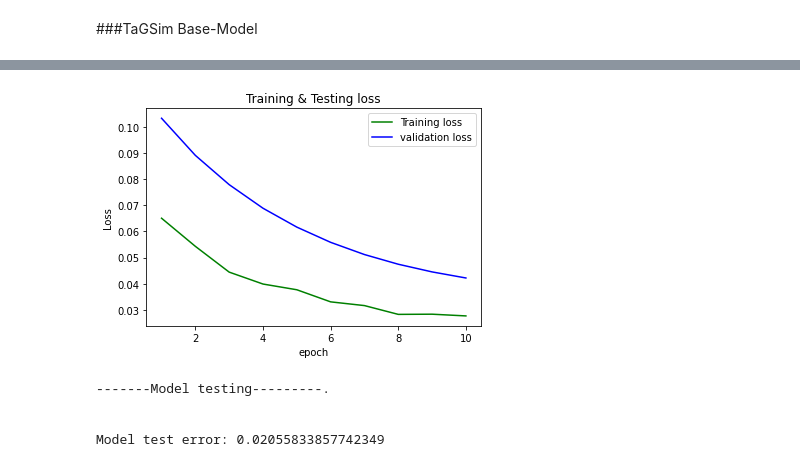
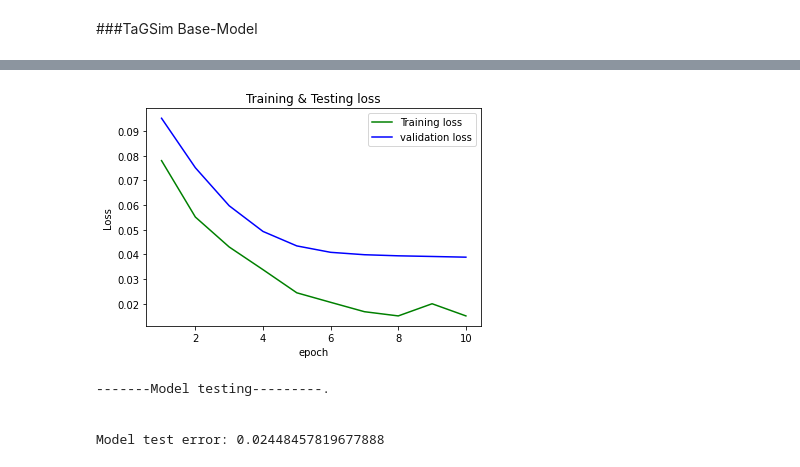
Before and after one commit to neuralresearch/CS39-6, a Jupyter notebook: RenTaGSim_BaseModel.ipynb, the cells around one changed output, grey strips where cells are left out. Cells and saved outputs as stored; diff of their text form; code cells hidden in the pictures.

Commit message:
Correcting the dataset (making sure both training & testing GED length is 8)

```diff
--- a/RenTaGSim_BaseModel.ipynb
+++ b/RenTaGSim_BaseModel.ipynb
@@ -57,7 +58,7 @@ import random
 import matplotlib.pyplot as plt
 import networkx as nx
 
-dirName = 'train/' #updated_train
+dirName = 'test8/' #updated_train
 filenames = os.listdir(dirName)
 
 #pick random pair
@@ -70,7 +71,7 @@ for filename in filenames:
       ged = pair_2.split('_', 1)[0]
 #read pair 1
 print("First graph: "+pair_1)
-graph1 = nx.read_gexf('train/'+pair_1,version='1.2draft') #updated_train
+graph1 = nx.read_gexf(dirName+pair_1) #updated_train
 
 node_info = nx.get_node_attributes(graph1, 'type')
 edge_info = dict([((n1, n2), d['valence']) for n1, n2, d in graph1.edges(data=True)])
@@ -83,7 +84,7 @@ nx.draw_networkx_edge_labels(graph1, pos, edge_labels=edge_info, font_color="red
 plt.show()
 #read pair 2
 print("Second graph: "+pair_2)
-graph2 = nx.read_gexf('train/'+pair_2,version='1.2draft') #updated_train
+graph2 = nx.read_gexf(dirName+pair_2) #updated_train
 
 node_info = nx.get_node_attributes(graph2, 'type')
 edge_info = dict([((n1, n2), d['valence']) for n1, n2, d in graph2.edges(data=True)])
@@ -327,9 +328,9 @@ dropout = 0.0
 lr = 0.001
 weight_decay = 0.0
 
-dirName = 'train/' #updated_train
+dirName = 'train8/' #updated_train
 filenames = os.listdir(dirName)
-dirName_test = 'test/' #updated_test
+dirName_test = 'test8/' #updated_test
 filenames_test = os.listdir(dirName_test)
 Node_Types = []
 Edge_Types = []
@@ -337,7 +338,7 @@ Edge_Types = []
 for filename in filenames:
     if filename.endswith(".gexf"):
         #print(filename)
-        temp =  nx.read_gexf(path=dirName+"/"+filename)
+        temp =  nx.read_gexf(path=dirName+filename)
         for node in temp.nodes:
             temp_type = temp.nodes[node]['type']
             if temp_type not in Node_Types:
@@ -349,7 +350,7 @@ for filename in filenames:
 for filename in filenames_test:
     if filename.endswith(".gexf"):
         #print(filename)
-        temp =  nx.read_gexf(path=dirName_test+"/"+filename)
+        temp =  nx.read_gexf(path=dirName_test+filename)
         for node in temp.nodes:
             temp_type = temp.nodes[node]['type']
             if temp_type not in Node_Types:
@@ -384,8 +385,8 @@ for graph in range(0, int(len(filenames)/2)):
     if filename.endswith("_"+pair_1):
       pair_2 = filename
       ged = pair_2.split('_', 1)[0]
-  graph1 = nx.read_gexf('train/'+pair_1,version='1.2draft') #updated_train
-  graph2 = nx.read_gexf('train/'+pair_2,version='1.2draft') #updated_train
+  graph1 = nx.read_gexf(dirName+pair_1) #updated_train
+  graph2 = nx.read_gexf(dirName+pair_2) #updated_train
   train_pair.append({"graph_pair":[graph1,graph2],"ged":ged})
 #testing pair collection
 for graph in range(0, int(len(filenames_test)/2)):
@@ -396,8 +397,8 @@ for graph in range(0, int(len(filenames_test)/2)):
       if filename.endswith("_"+pair_1_test):
         pair_2_test = filename
         ged = pair_2_test.split('_', 1)[0]
-  graph1 = nx.read_gexf('test/'+pair_1_test,version='1.2draft') #updated_test
-  graph2 = nx.read_gexf('test/'+pair_2_test,version='1.2draft') #updated_test
+  graph1 = nx.read_gexf(dirName_test+pair_1_test) #updated_test
+  graph2 = nx.read_gexf(dirName_test+pair_2_test) #updated_test
   test_pair.append({"graph_pair":[graph1,graph2],"ged":ged})
 #model training
 for epoch in range(epochs):
@@ -462,4 +463,4 @@ Iteration 39 loss:  0.02768519307885851
-[figure, old version]
+[figure, new version]
 # %%
 print("\n-------Model testing---------.\n")
 
@@ -474,8 +475,8 @@ for graph in range(0, int(len(filenames_test)/2)):
       if filename.endswith("_"+pair_1):
         pair_2 = filename
         ged = pair_2.split('_', 1)[0]
-  graph1 = nx.read_gexf('test/'+pair_1,version='1.2draft') #updated_test
-  graph2 = nx.read_gexf('test/'+pair_2,version='1.2draft') #updated_test
+  graph1 = nx.read_gexf(dirName_test+pair_1) #updated_test
+  graph2 = nx.read_gexf(dirName_test+pair_2) #updated_test
   test_pair.append({"graph_pair":[graph1,graph2],"ged":ged})
 
 for graph_pair in test_pair:
@@ -491,4 +492,4 @@ print("\nModel test error: " + str(model_error))
 -------Model testing---------.
 
 
-Model test error: 0.02055833857742349
+Model test error: 0.02448457819677888
```
Also changed, not shown: parts of 4 cells of this notebook.
